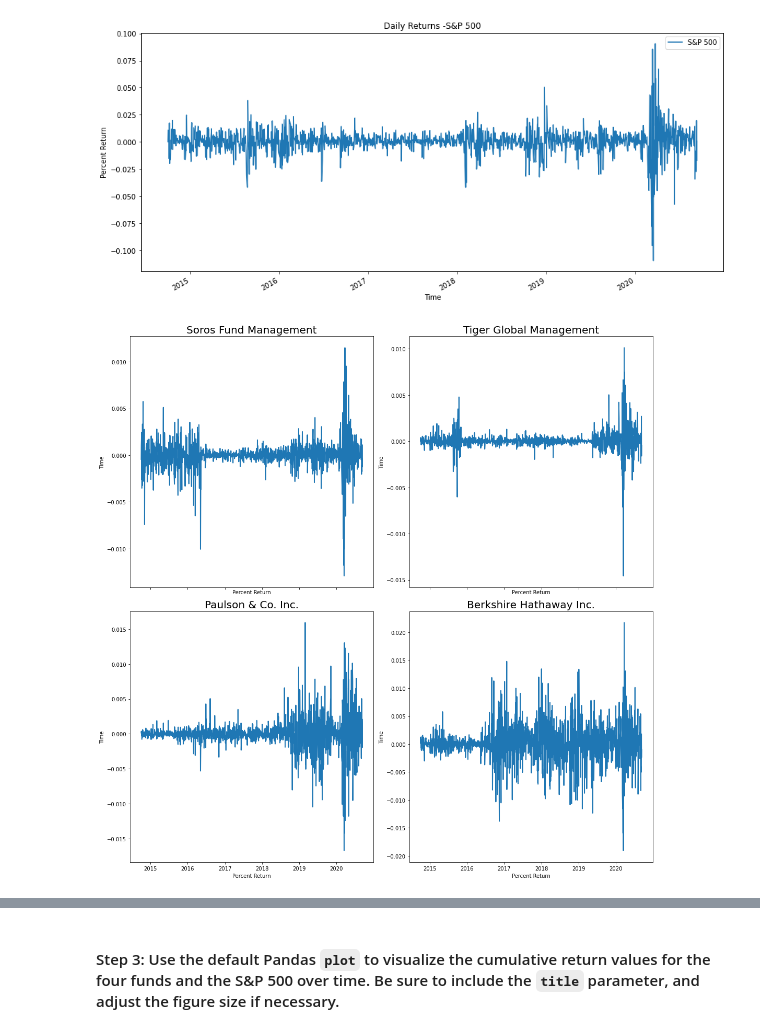
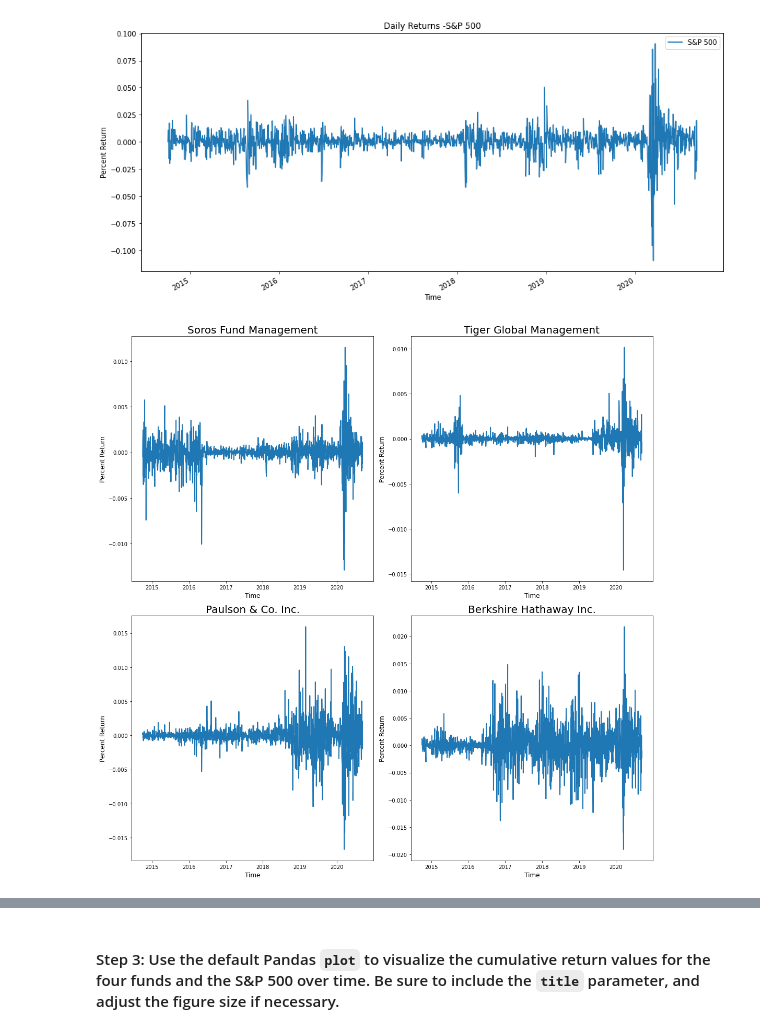
Before and after one commit to ipopester/Portfolio-Analysis, a Jupyter notebook: risk_return_analysis.ipynb, the cells around one changed output, grey strips where cells are left out. Drawn from its saved outputs; the diff is of its cells as text; code cells hidden in the pictures.

```diff
--- a/risk_return_analysis.ipynb
+++ b/risk_return_analysis.ipynb
@@ -242,36 +242,37 @@ plt.show()
 # %%
 
 
-fig, axs = plt.subplots(2, 2, sharex=True)
+fig, axs = plt.subplots(2, 2, sharex=False, sharey=False)
 
 plt.rcParams["figure.figsize"] = (15,15)
 plt.rcParams['lines.linewidth'] = 2
 #plt.rc('lines', linewidth=3, color='g')
 
 axs[0, 0].plot(srs_daily_returns)
 axs[0, 0].set_title("Soros Fund Management", fontsize=20)
-#axs[0, 0].set_xlabel("Percent Return", fontsize=10)
 
 
 axs[1, 0].plot(plsn_daily_returns)
 axs[1, 0].set_title("Paulson & Co. Inc.", fontsize=20)
 
 
-axs[1, 0].sharex(axs[0, 0])
+#axs[1, 0].sharex(axs[0, 0])
 
 axs[0, 1].plot(tgr_daily_returns)
 axs[0, 1].set_title("Tiger Global Management", fontsize=20)
 
 
 axs[1, 1].plot(bh_daily_returns)
 axs[1, 1].set_title("Berkshire Hathaway Inc.", fontsize=20)
 
-plt.xlabel('Time')
-plt.ylabel('Percent Return')
+for ax in axs.flat:
+    ax.set_xlabel('Time', fontsize = 12)
+    ax.set_ylabel('Percent Return', fontsize = 12)
+    #ax.set(xlabel='Time', ylabel='Percent Return')
+    #ax.get_lines()[0].set_color("black")
+    #ax.label_outer()
 
-for ax in axs.flat:
-    ax.set(xlabel='Percent Return', ylabel='Time')
 
 fig.tight_layout()
 # %% [output]
-[figure, old version]
+[figure, new version]
```
Also changed, not shown: parts of 1 cell of this notebook.
